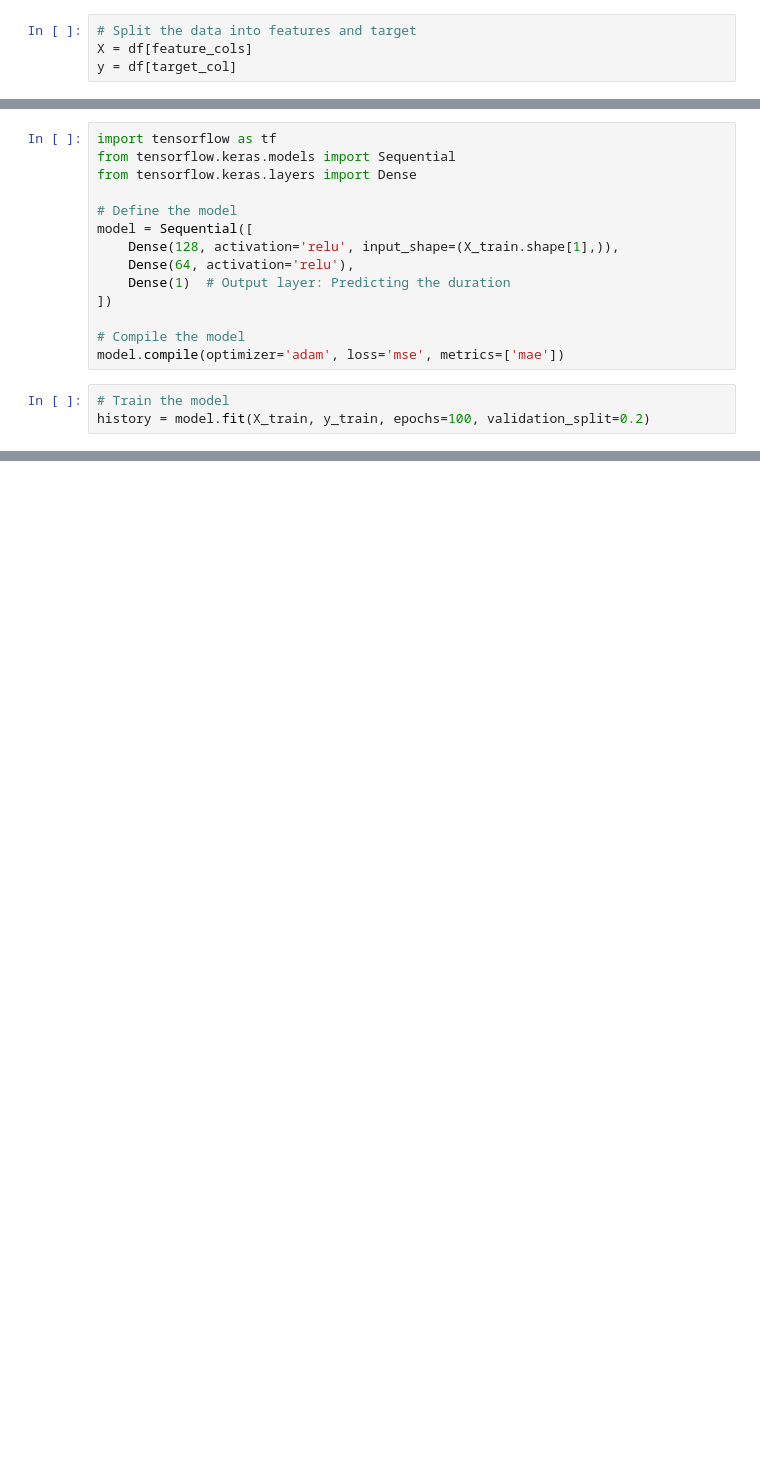
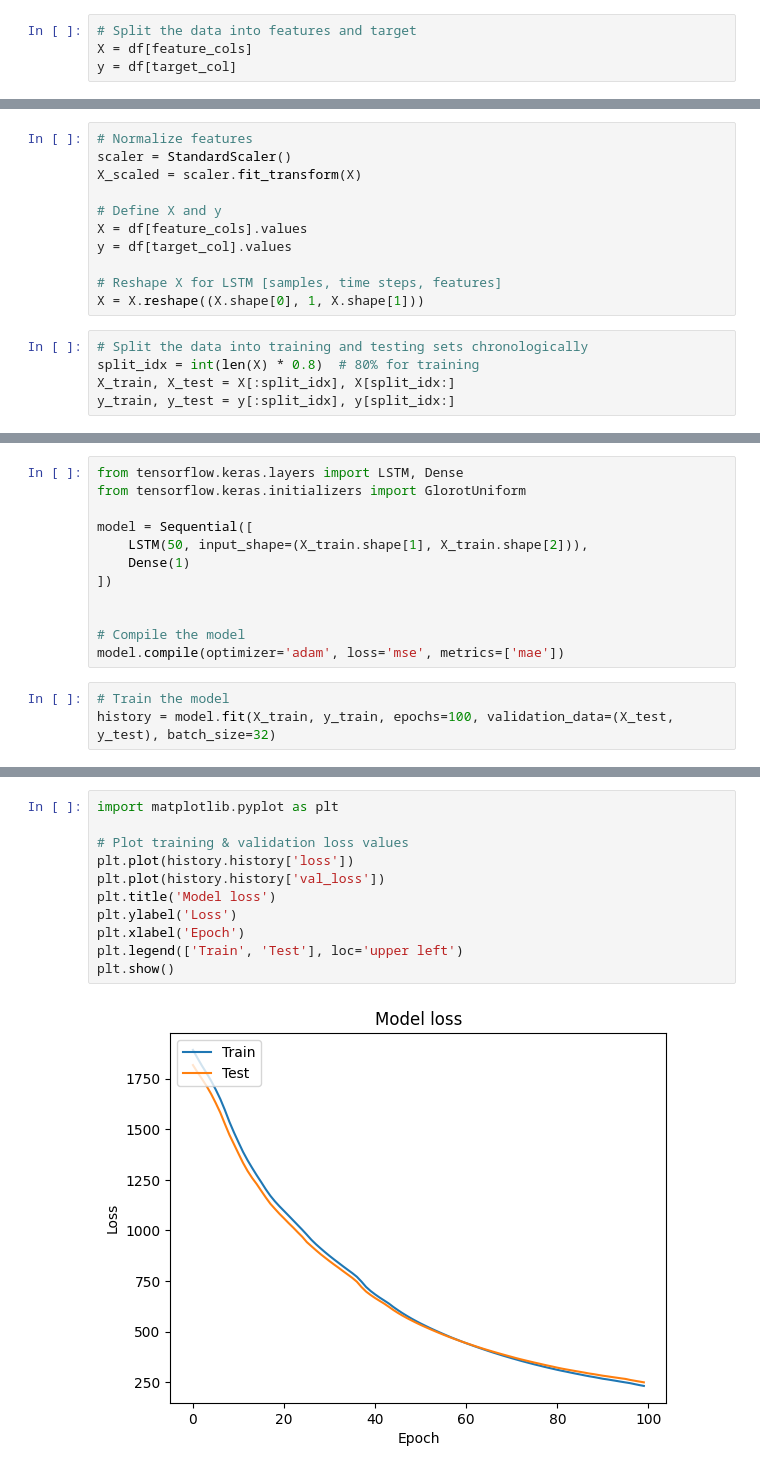
Before and after one commit to Ahmad142300/AdaptiveTrafficLightSystem, a Jupyter notebook: deep_rl.ipynb, the cells around one changed output, grey strips where cells are left out. Drawn from its saved outputs; the diff is of its cells as text; blank space fills up the shorter version.

```diff
--- a/deep_rl.ipynb
+++ b/deep_rl.ipynb
@@ -95,0 +106,16 @@ y_test = y[split_point:]
+# %%
+# Normalize features
+scaler = StandardScaler()
+X_scaled = scaler.fit_transform(X)
+
+# Define X and y
+X = df[feature_cols].values
+y = df[target_col].values
+
+# Reshape X for LSTM [samples, time steps, features]
+X = X.reshape((X.shape[0], 1, X.shape[1]))
+# %%
+# Split the data into training and testing sets chronologically
+split_idx = int(len(X) * 0.8)  # 80% for training
+X_train, X_test = X[:split_idx], X[split_idx:]
+y_train, y_test = y[:split_idx], y[split_idx:]
@@ -96,19 +138,17 @@ y_test = y[split_point:]
 # %%
-import tensorflow as tf
-from tensorflow.keras.models import Sequential
-from tensorflow.keras.layers import Dense
+from tensorflow.keras.layers import LSTM, Dense
+from tensorflow.keras.initializers import GlorotUniform
 
-# Define the model
 model = Sequential([
-    Dense(128, activation='relu', input_shape=(X_train.shape[1],)),
-    Dense(64, activation='relu'),
-    Dense(1)  # Output layer: Predicting the duration
+    LSTM(50, input_shape=(X_train.shape[1], X_train.shape[2])),
+    Dense(1)
 ])
+
 
 # Compile the model
 model.compile(optimizer='adam', loss='mse', metrics=['mae'])
 # %%
 # Train the model
-history = model.fit(X_train, y_train, epochs=100, validation_split=0.2)
+history = model.fit(X_train, y_train, epochs=100, validation_data=(X_test, y_test), batch_size=32)
 # %% [output]
 Epoch 1/100
@@ -137,0 +178,13 @@ Test Loss: 179.49143981933594, Test MAE: 10.769583702087402
+# %%
+import matplotlib.pyplot as plt
+
+# Plot training & validation loss values
+plt.plot(history.history['loss'])
+plt.plot(history.history['val_loss'])
+plt.title('Model loss')
+plt.ylabel('Loss')
+plt.xlabel('Epoch')
+plt.legend(['Train', 'Test'], loc='upper left')
+plt.show()
+# %% [output]
+[figure, added]
```
Also changed, not shown: parts of 6 cells of this notebook, 3 other files.
